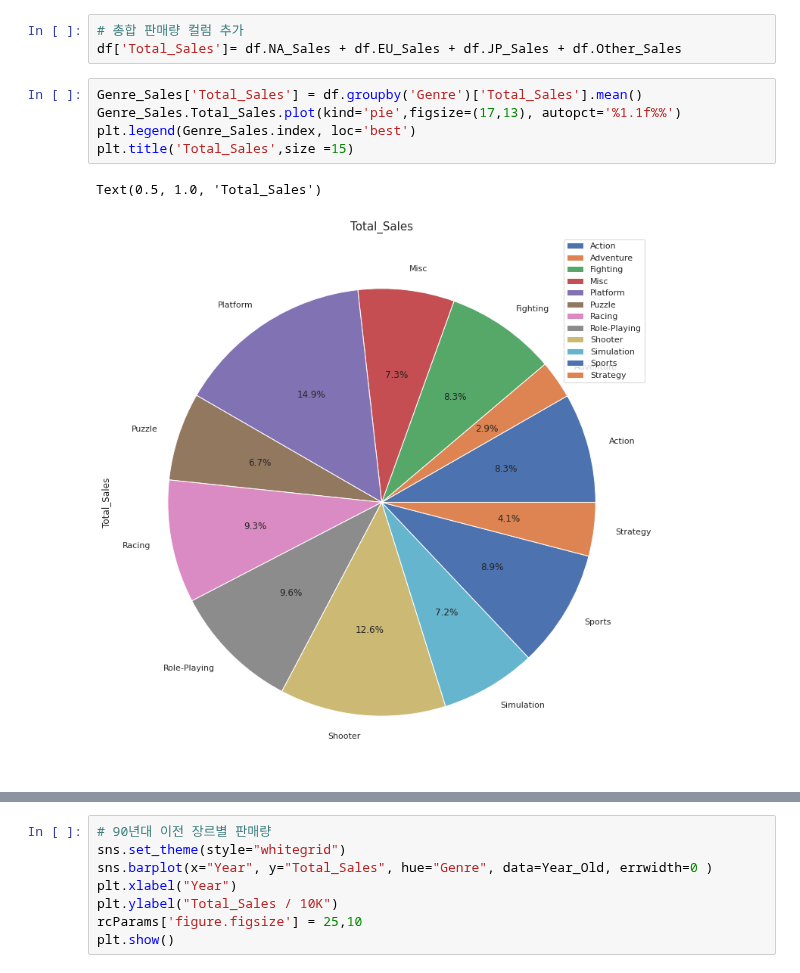
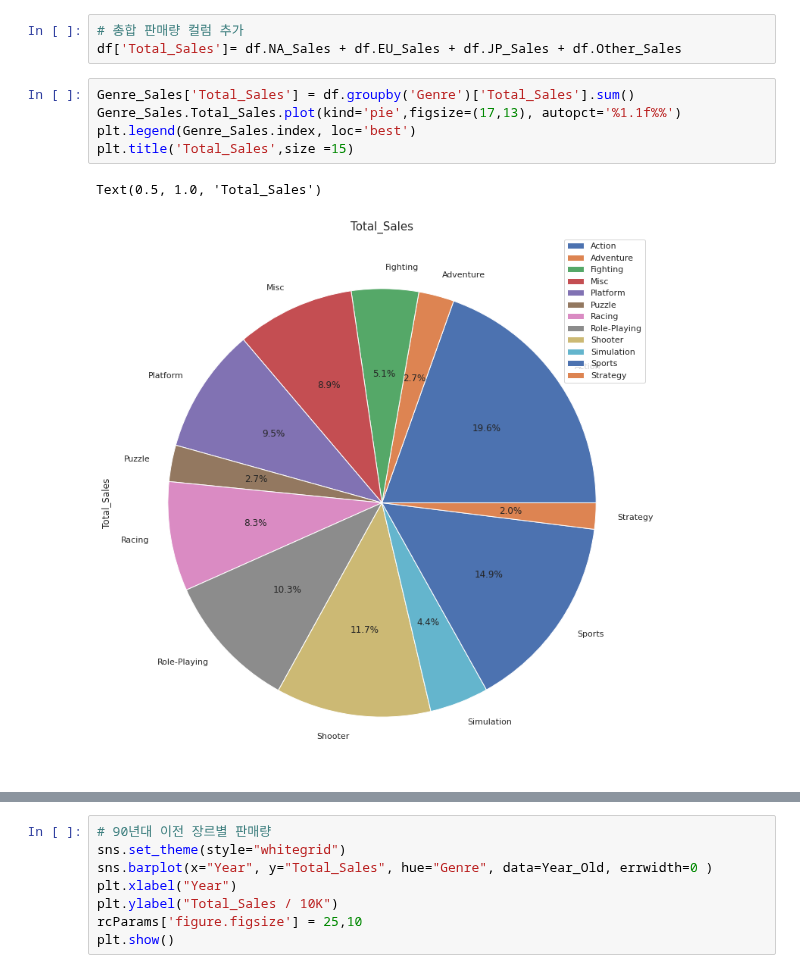
Before and after one commit to BKT-Com/Section1_porject, a Jupyter notebook: s1_project.ipynb, the cells around one changed output, grey strips where cells are left out. Saved outputs shown, nothing was run; the diff lists cells and outputs as text.

```diff
--- a/s1_project.ipynb
+++ b/s1_project.ipynb
@@ -289,13 +256,13 @@ Text(0.5, 1.0, 'Other_Sales')
 # 총합 판매량 컬럼 추가
 df['Total_Sales']= df.NA_Sales + df.EU_Sales + df.JP_Sales + df.Other_Sales
 # %%
-Genre_Sales['Total_Sales'] = df.groupby('Genre')['Total_Sales'].mean()
+Genre_Sales['Total_Sales'] = df.groupby('Genre')['Total_Sales'].sum()
 Genre_Sales.Total_Sales.plot(kind='pie',figsize=(17,13), autopct='%1.1f%%')
 plt.legend(Genre_Sales.index, loc='best')
 plt.title('Total_Sales',size =15)
 # %% [output]
 Text(0.5, 1.0, 'Total_Sales')
-[figure, old version]
+[figure, new version]
 # %%
 # 연도,장르별 판매량 총합 시각화
 
```
Also changed, not shown: parts of 11 cells of this notebook.
